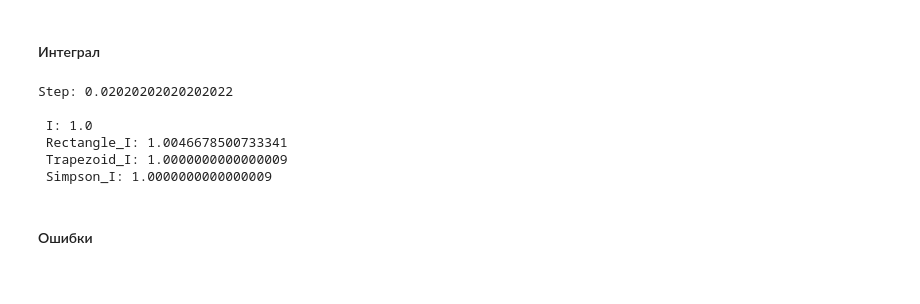
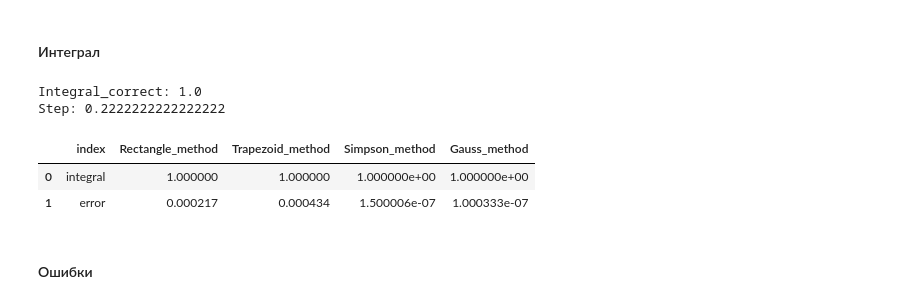
Before and after one commit to Shchetinnikov/Numerical_Methods, a Jupyter notebook: Lab3.ipynb, the cells around one changed output. Saved outputs shown, nothing was run; the diff lists cells and outputs as text; code cells hidden in the pictures.

```diff
--- a/Lab3.ipynb
+++ b/Lab3.ipynb
@@ -19,6 +19,10 @@ import pandas as pd
 # исходная функция
 def f(x):
     return 1 / (1 + np.exp(x))
+
+# интеграл на малом промежутке от xk до xk+1
+def f_integral(x0, x1):
+    return np.log(np.exp(x1 - x0) * (1 + np.exp(x0)) / (1 + np.exp(x1)))
 # %%
 # интерал исходной функции на заданном интервале
 
@@ -86,17 +130,26 @@ def Simpson_method(x_plot, h):
 # %%
-print('Step:', x0_plot[1] - x0_plot[0])
-print('\n I:', f_integral, '\n' ,
-      'Rectangle_I:', rectangle_method(x0_plot, x0_plot[1] - x0_plot[0]), '\n' ,
-     'Trapezoid_I:', trapezoid_method(x0_plot, x0_plot[1] - x0_plot[0]), '\n' ,
-     'Simpson_I:', Simpson_method(x0_plot, x0_plot[1] - x0_plot[0]),
+index = {'index': ['integral', 'error'] }
+
+d_methods = {'Rectangle_method': rectangle_method(x0_plot),
+       'Trapezoid_method': trapezoid_method(x0_plot),
+       'Simpson_method': Simpson_method(x0_plot),
+       'Gauss_method': Gauss_method(x0_plot),
+      }
+
+index = pd.DataFrame(index)
+df_methods = pd.DataFrame(data=d_methods)
+df_i = pd.concat([index, df_methods], axis=1)
+
+print('Integral_correct:', integral_correct,
+      '\nStep:', x0_plot[1] -  x0_plot[0],
      )
+df_i
 # %% [output]
-Step: 0.02020202020202022
-
- I: 1.0
- Rectangle_I: 1.0046678500733341
- Trapezoid_I: 1.0000000000000009
- Simpson_I: 1.0000000000000009
+Integral_correct: 1.0
+Step: 0.2222222222222222
+|  | index | Rectangle_method | Trapezoid_method | Simpson_method | Gauss_method |
+| 0 | integral | 1.000000 | 1.000000 | 1.000000e+00 | 1.000000e+00 |
+| 1 | error | 0.000217 | 0.000434 | 1.500006e-07 | 1.000333e-07 |
 # %% [markdown]
 #### Ошибки
 # %%
```
Also changed, not shown: parts of 14 cells of this notebook, 1 other file.
